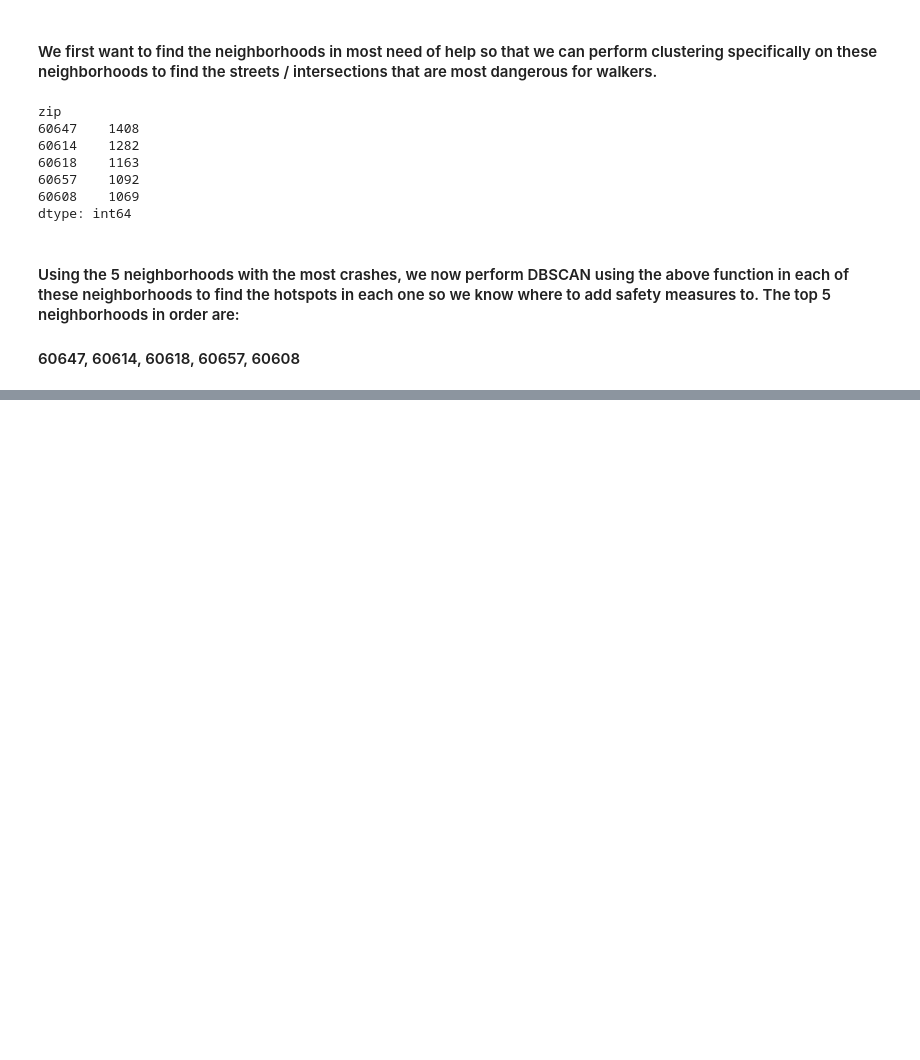
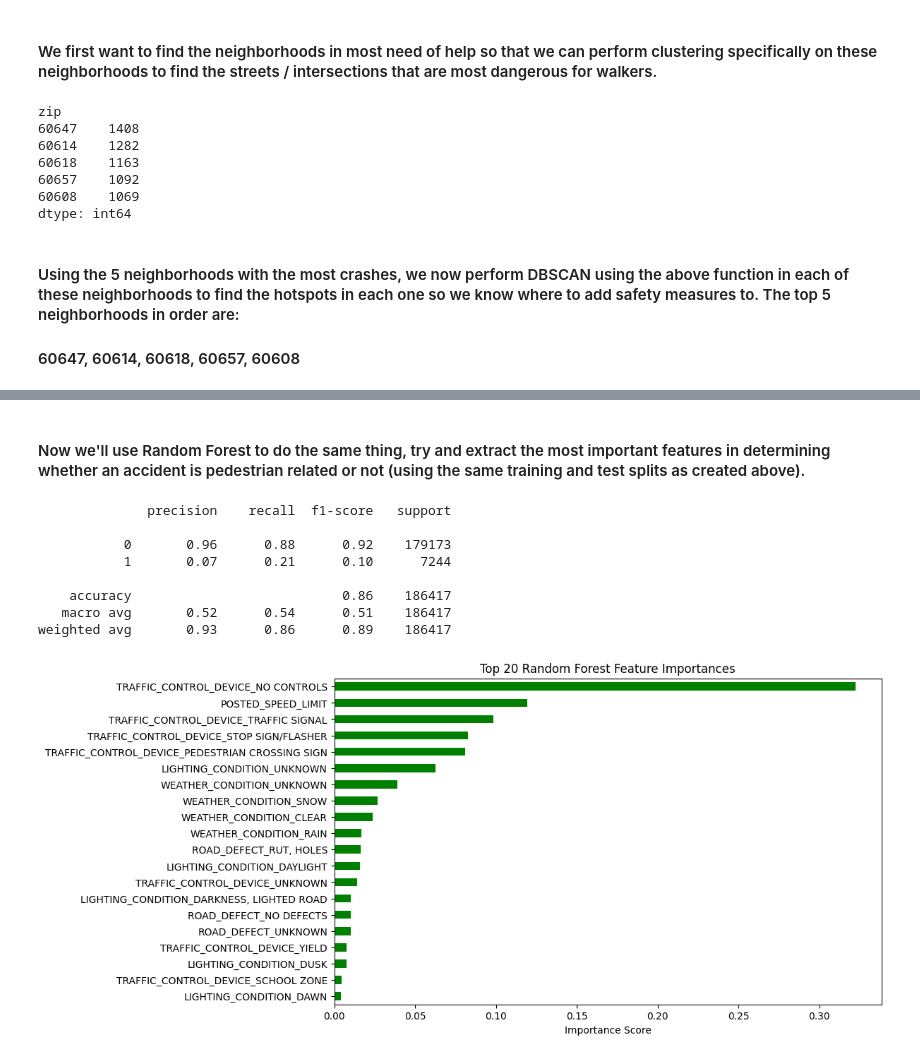
Before and after one commit to shaddad3/Project-WalkSafe, a Jupyter notebook: progess_report.ipynb, the cells around one changed output, grey strips where cells are left out. Drawn from its saved outputs; the diff is of its cells as text; code cells hidden in the pictures; blank space fills up the shorter version.

```diff
--- a/progess_report.ipynb
+++ b/progess_report.ipynb
@@ -327,0 +447,40 @@ clustered_df = neighborhood_dbscan(pedestrian_crash_df, zip_code='60608', eps_me
+# %% [markdown]
+#### Now we'll use Random Forest to do the same thing, try and extract the most important features in determining whether an accident is pedestrian related or not (using the same training and test splits as created above).
+# %%
+from sklearn.ensemble import RandomForestClassifier
+
+# Set the Random Forest model. The class_weight works the same way as class_weight worked above
+# in the logistic regression / XGBoost model, so we also set it to 18 (meaning class 1 is weighted 18x).
+# n_estimators dictates the number of trees allowed in random forest. max_depth controls how deep the tree
+# is allowed to go, and the min_samples_split controls how many samples are needed to create a split (tree).
+rf = RandomForestClassifier(class_weight={0: 1, 1: 18}, n_estimators=200, max_depth=10, min_samples_split=10)
+
+# Fit the model over the training set and run the fitted model on the test set
+rf.fit(X_train, y_train)
+print(classification_report(y_test, rf.predict(X_test)))
+
+# # Getting the feature importance of the attributes to see which are most important as determined by random forest
+importances = rf.feature_importances_
+rf_importances = pd.Series(importances, index=X_train.columns)
+
+# Get top 20 features by absolute coefficient values to see the most influencial attributes
+top_rf = rf_importances.abs().sort_values(ascending=False).head(20)
+
+# Plot horizontal bar chart of the feature importances to show the most
+# influencial attributes that the random forest model learned
+plt.figure(figsize=(10, 6))
+top_rf.plot(kind='barh', color='green')
+plt.title("Top 20 Random Forest Feature Importances")
+plt.xlabel("Importance Score")
+plt.gca().invert_yaxis()
+plt.show()
+# %% [output]
+              precision    recall  f1-score   support
+
+           0       0.96      0.88      0.92    179173
+           1       0.07      0.21      0.10      7244
+
+    accuracy                           0.86    186417
+   macro avg       0.52      0.54      0.51    186417
+weighted avg       0.93      0.86      0.89    186417
+[figure, added]
```
Also changed, not shown: parts of 19 cells of this notebook.
